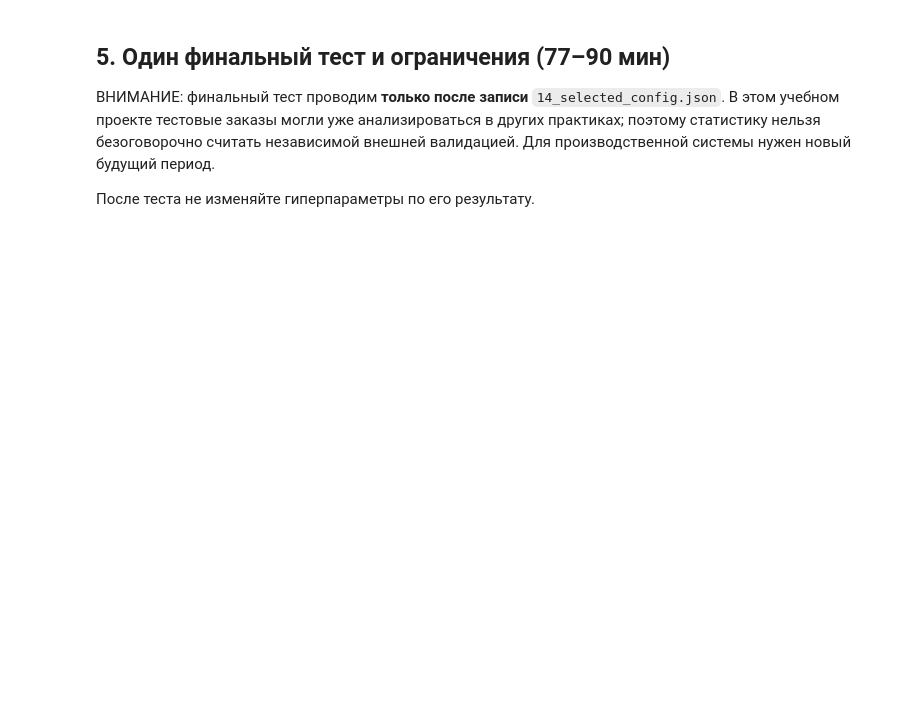
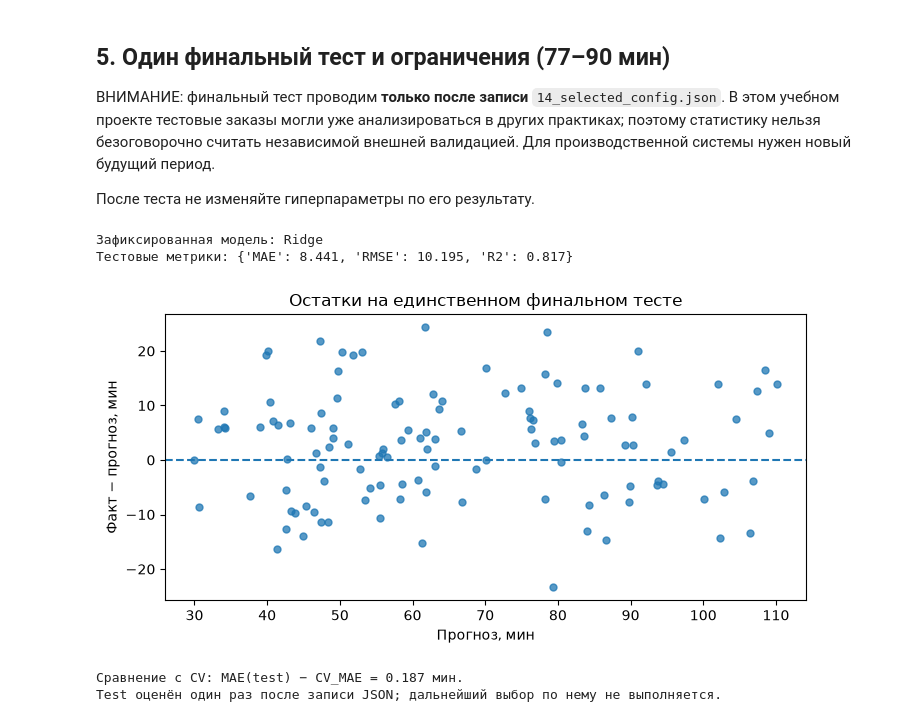
Before and after one commit to Vladislav-Evg-Sid/utmn-master-degree, a Jupyter notebook: tii/lb14/14_student.ipynb, the cells around one changed output. Cells and saved outputs as stored; diff of their text form; code cells hidden in the pictures; blank space fills up the shorter version.

```diff
--- a/tii/lb14/14_student.ipynb
+++ b/tii/lb14/14_student.ipynb
@@ -33,9 +33,14 @@ if not DATA_PATH.exists():
 source_type = 'ОФИЦИАЛЬНЫЙ/УЧЕБНЫЙ НАБОР' if DATA_PATH.name=='orders_dirty.csv' else 'ДЕМОНСТРАЦИОННЫЕ ДАННЫЕ — НЕ СДАВАТЬ КАК ОСНОВНОЙ ИСТОЧНИК'
 print('Источник:', DATA_PATH.name, '|', source_type)
 raw = pd.read_csv(DATA_PATH, encoding='utf-8-sig')
-REQUIRED = {'order_id','created_at','distance_km','queue_size','courier_load','promised_minutes','zone','weather','actual_minutes','late'}
+REQUIRED = {'order_id','created_at','distance_km','queue_size','promised_minutes','zone','weather','actual_minutes','late'}
 assert REQUIRED.issubset(raw.columns), f'Отсутствуют поля: {sorted(REQUIRED-set(raw.columns))}'
 print('Исходный размер:', raw.shape, 'Полных повторов:', int(raw.duplicated().sum()))
+print('Типы исходных столбцов:')
+print(raw.dtypes.to_string())
+if 'courier_load' not in raw.columns:
+    raw['courier_load']=np.nan
+    print('courier_load отсутствует в источнике; в рабочей копии создан только пустой столбец.')
 
 # Для регрессии actual_minutes — цель; late запрещено использовать как признак.
 # Пустой/нечисловой target не подходит для fit и оценки; диапазон 5–240 —
@@ -43,6 +48,10 @@ print('Исходный размер:', raw.shape, 'Полных повторо
 df=raw.drop_duplicates().copy()
 df['created_at']=pd.to_datetime(df['created_at'], errors='coerce')
 df['actual_minutes']=pd.to_numeric(df['actual_minutes'], errors='coerce')
+missing_target=df['actual_minutes'].isna()
+out_of_range=df['actual_minutes'].notna() & ~df['actual_minutes'].between(5,240,inclusive='both')
+print('Пропущенная/нечисловая цель:',int(missing_target.sum()),
+      'вне учебного диапазона 5–240:',int(out_of_range.sum()))
 valid_target=df['actual_minutes'].between(5,240,inclusive='both')
 valid_time=df['created_at'].notna()
 valid_id=df['order_id'].notna()
@@ -62,8 +71,13 @@ assert set(train['order_id']).isdisjoint(test['order_id'])
 assert set(val['order_id']).isdisjoint(test['order_id'])
 assert train['created_at'].max()<=val['created_at'].min()<=test['created_at'].min()
 print('После очистки:',n,'train/val/test:',list(map(len,[train,val,test])))
+print('Доли частей:',[round(len(part)/n,4) for part in (train,val,test)])
+print('Общих order_id между частями: 0; сумма размеров:',len(train)+len(val)+len(test))
+print('Временные границы непрерывны по сортировке; разрывы между частями:',
+      val.created_at.min()-train.created_at.max(),
+      test.created_at.min()-val.created_at.max())
 print('Временные диапазоны:')
-for name,part in [('train',train),('val',val),('test (не открывать до занятия 14!)',test)]:
+for name,part in [('train',train),('val',val),('test (метрики только после выбора модели)',test)]:
     print(name, len(part),str(part.created_at.min()),'…',str(part.created_at.max()))
 
 NUM_BASE=['distance_km','queue_size','courier_load','promised_minutes']
@@ -106,6 +120,7 @@ def eval_regression(y_true,y_pred):
             'R2':float(r2_score(y_true,y_pred))}
 Xtrain=train[INPUT].copy(); ytrain=train['actual_minutes'].copy()
 Xval=val[INPUT].copy(); yval=val['actual_minutes'].copy()
-# test intentionally saved but not used before final check in 14.
+# test хранится отдельно; целевая переменная и метрики не открываются до финальной ячейки.
 assert {'order_id','late','actual_minutes'}.isdisjoint(Xtrain.columns)
 print('Входные поля:',INPUT,'Цель: actual_minutes (мин)')
+print('Признаков до кодирования:',len(NUM)+len(CAT),'; test-цель и test-метрики не просматривались.')
@@ -199,22 +283,31 @@ print('Решение зафиксировано до использования
 # %%
 # Единственная ячейка, обращающаяся к test для оценки модели.
 assert Path('14_selected_config.json').exists(), 'Сначала зафиксируйте конфигурацию.'
 Xtest=test[INPUT].copy(); ytest=test['actual_minutes'].copy()
 assert {'order_id','late','actual_minutes'}.isdisjoint(Xtest.columns)
 final_model=best_grid.best_estimator_  # refit=True уже обучил на dev
 pred_test=final_model.predict(Xtest)
 metrics_test=eval_regression(ytest,pred_test)
 print('Зафиксированная модель:',winner)
 print('Тестовые метрики:',{k:round(v,3) for k,v in metrics_test.items()})
 pd.DataFrame([{'selected_model':winner,'dev_n':len(dev),'test_n':len(test),
               **metrics_test}]).to_csv('14_final_test_metrics.csv',index=False,encoding='utf-8-sig')
 pd.DataFrame({'order_id':test['order_id'].values,'actual_minutes':ytest.values,
               'predicted_minutes':pred_test,
               'residual_minutes':ytest.values-pred_test}).to_csv('14_final_test_predictions.csv',index=False,encoding='utf-8-sig')
 fig,ax=plt.subplots(figsize=(7.3,3.8))
 ax.scatter(pred_test,ytest.values-pred_test,alpha=.75,s=25)
 ax.axhline(0,ls='--');ax.set(xlabel='Прогноз, мин',ylabel='Факт − прогноз, мин',title='Остатки на единственном финальном тесте')
 fig.tight_layout();fig.savefig('14_final_residuals.png',dpi=160);plt.show()
+print('Сравнение с CV: MAE(test) − CV_MAE =',
+      round(metrics_test['MAE']-float(-best_grid.best_score_),3),'мин.')
+print('Test оценён один раз после записи JSON; дальнейший выбор по нему не выполняется.')
+# %% [output]
+Зафиксированная модель: Ridge
+Тестовые метрики: {'MAE': 8.441, 'RMSE': 10.195, 'R2': 0.817}
+[figure, added]
+Сравнение с CV: MAE(test) − CV_MAE = 0.187 мин.
+Test оценён один раз после записи JSON; дальнейший выбор по нему не выполняется.
 # %% [markdown]
 ## 6. Самостоятельная работа и сдача
 
```
Also changed, not shown: parts of 5 cells of this notebook, 15 other files.
